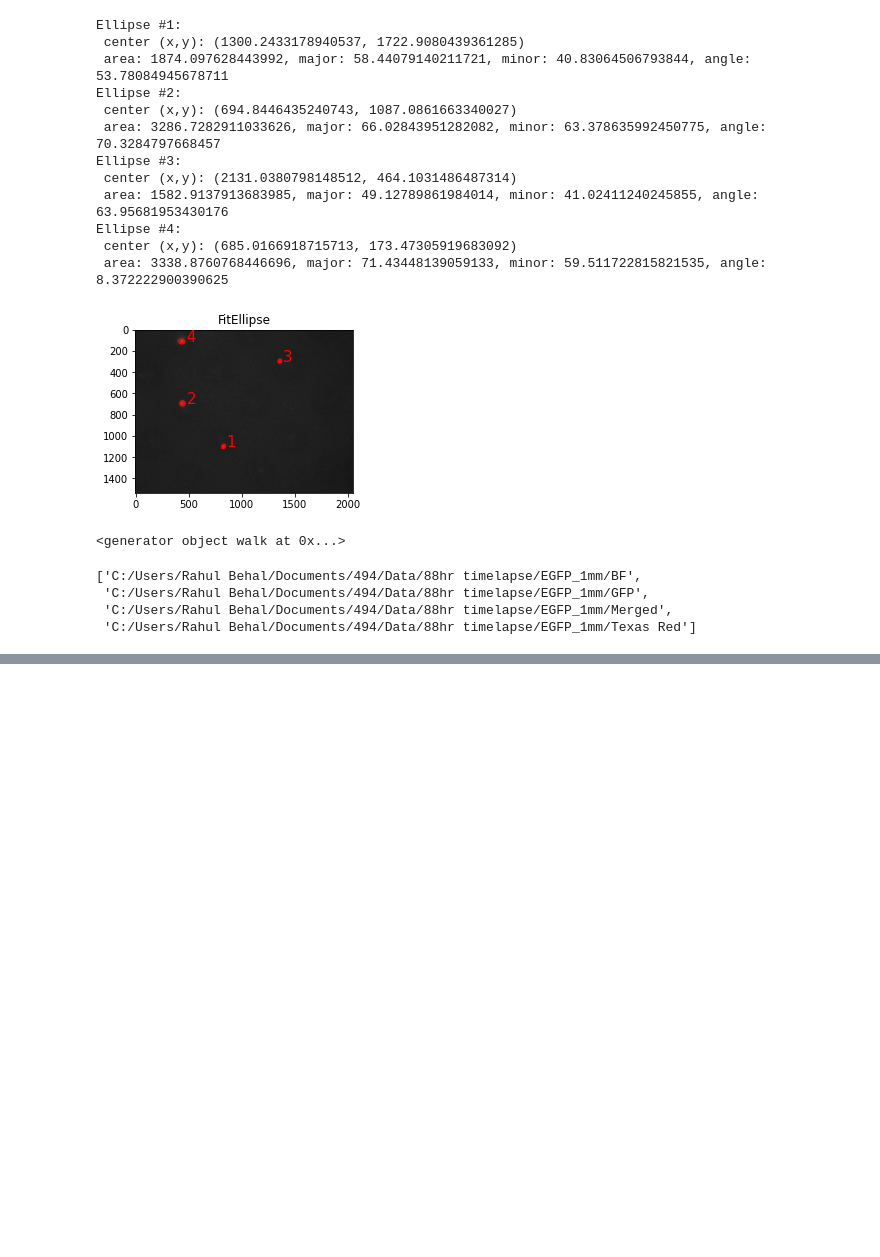
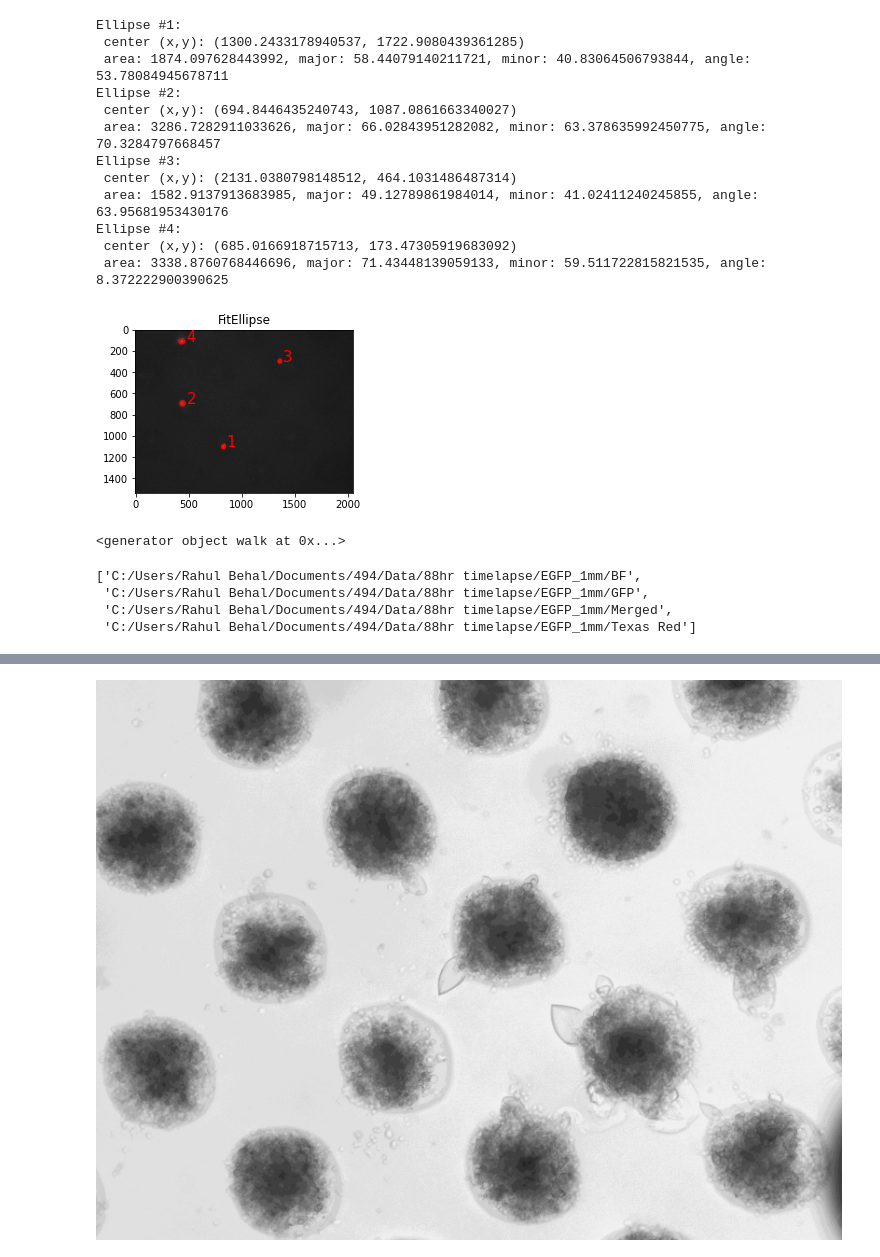
Before and after one commit to rbehal/CMED-Image-Analysis, a Jupyter notebook: imageAnalysis/Notebooks/Showcase.ipynb, the cells around one changed output, grey strips where cells are left out. Cells and saved outputs as stored; diff of their text form; code cells hidden in the pictures; blank space fills up the shorter version.

Commit message:
Get full image showing in viewer. Rename files

```diff
--- a/imageAnalysis/Notebooks/Showcase.ipynb
+++ b/imageAnalysis/Notebooks/Showcase.ipynb
@@ -409,0 +395,2 @@ path = "C:/Users/Rahul Behal/Documents/494/Data/88hr timelapse/EGFP_1mm/BF/"
+# %%
+PIL_image = Image.fromarray(img)
@@ -409,0 +407,4 @@ path = "C:/Users/Rahul Behal/Documents/494/Data/88hr timelapse/EGFP_1mm/BF/"
+# %%
+PIL_image
+# %% [output]
+[figure, added]
```
Also changed, not shown: parts of 4 cells of this notebook, 3 other files.
